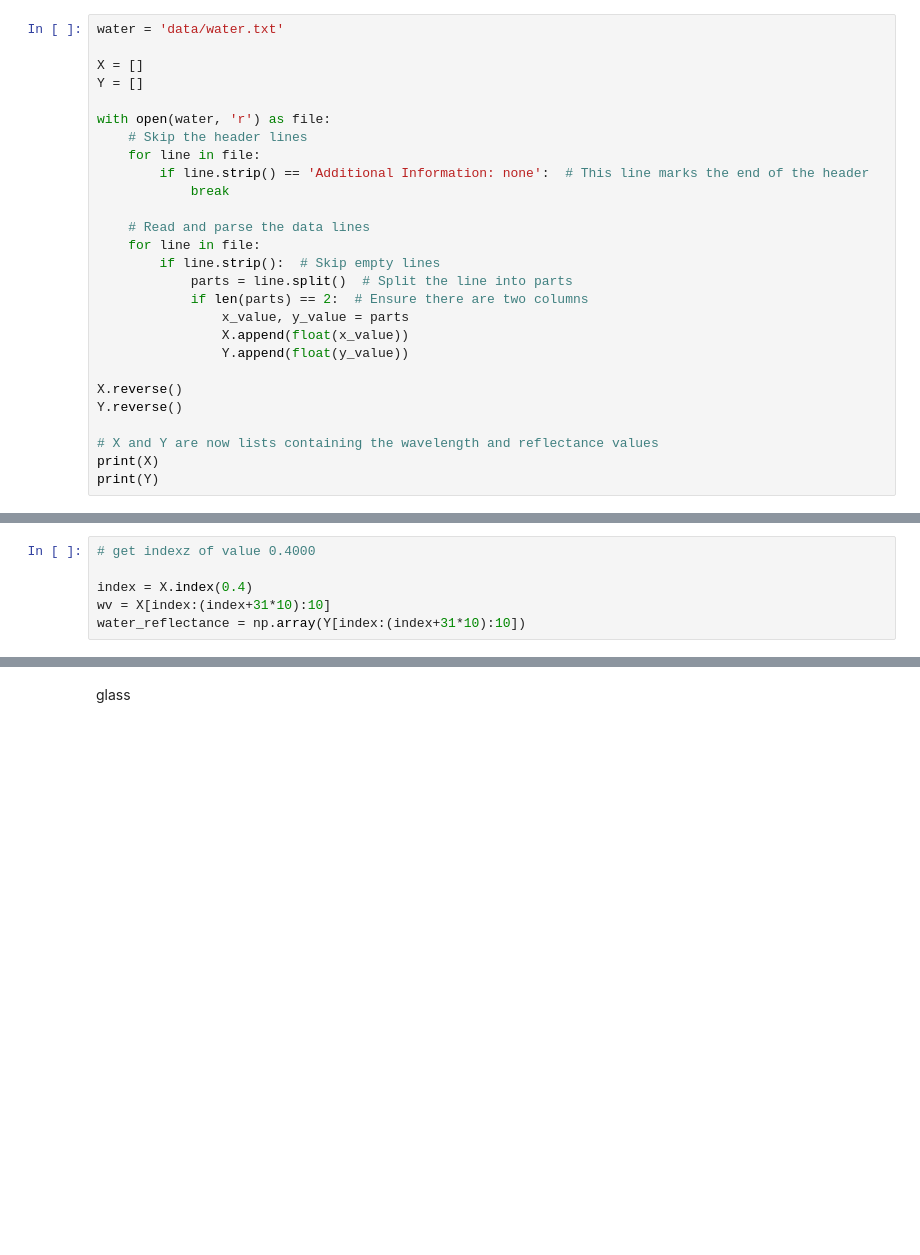
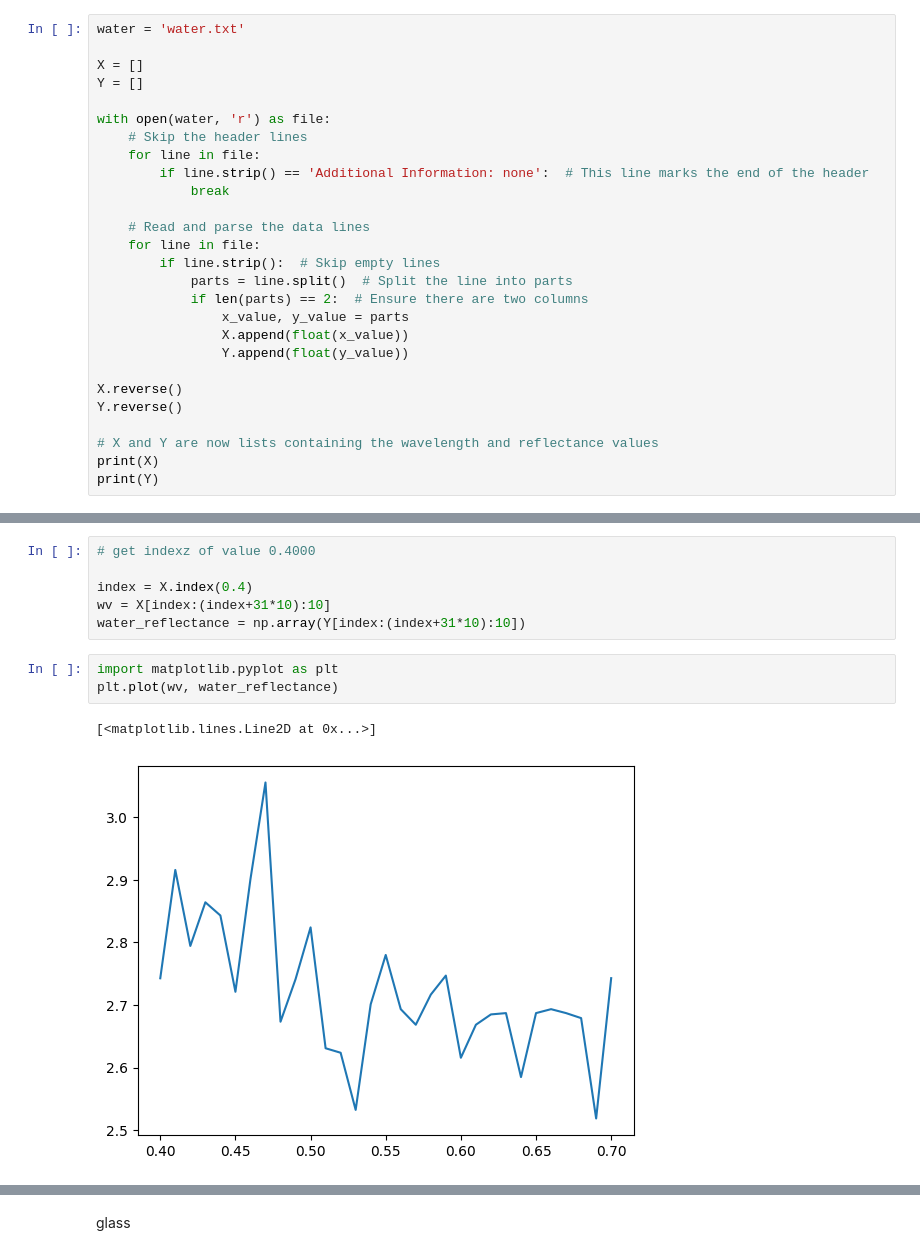
Before and after one commit to Factral/Spectral-Material-Segmentation, a Jupyter notebook: generate_curves.ipynb, the cells around one changed output, grey strips where cells are left out. Cells and saved outputs as stored; diff of their text form; blank space fills up the shorter version.

```diff
--- a/generate_curves.ipynb
+++ b/generate_curves.ipynb
@@ -18,7 +18,7 @@ for file in files:
 # %% [markdown]
 water
 # %%
-water = 'data/water.txt'
+water = 'water.txt'
 
 X = []
 Y = []
@@ -53,3 +53,9 @@ print(Y)
 index = X.index(0.4)
 wv = X[index:(index+31*10):10]
 water_reflectance = np.array(Y[index:(index+31*10):10])
+# %%
+import matplotlib.pyplot as plt
+plt.plot(wv, water_reflectance)
+# %% [output]
+[<matplotlib.lines.Line2D at 0x...>]
+[figure, added]
```
Also changed, not shown: parts of 3 cells of this notebook, 5 other files.
